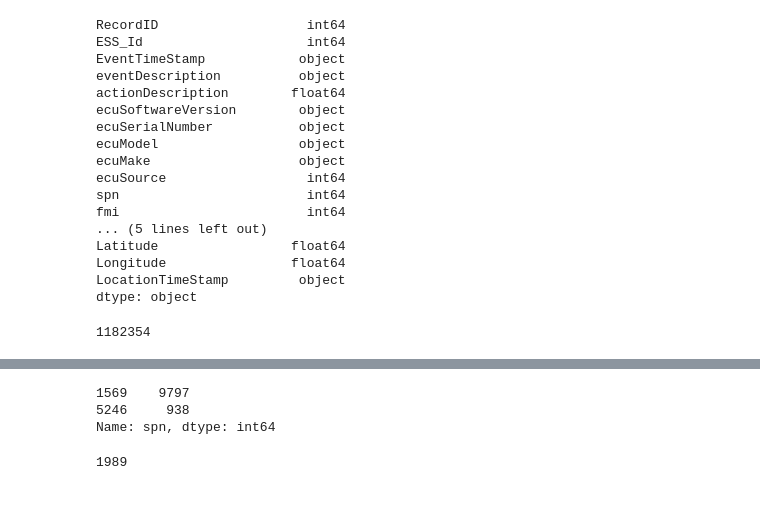
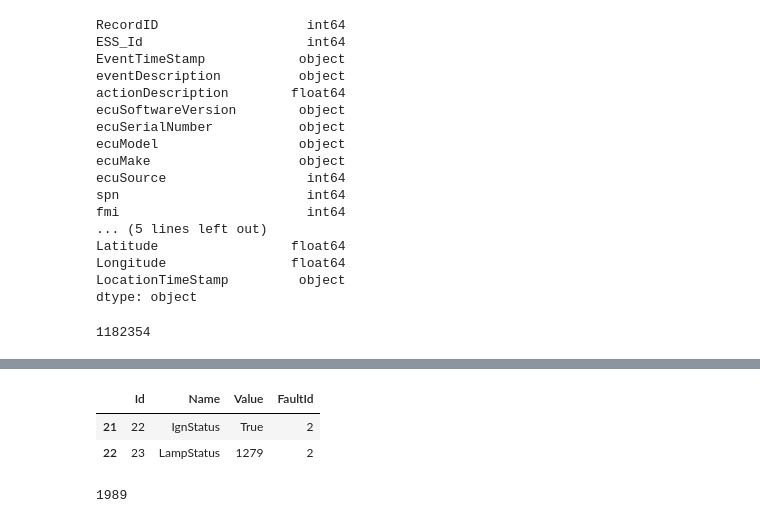
Before and after one commit to nss-data-science-cohort-5/big_g_express-eye_of_the_tiger, a Jupyter notebook: notebooks/Cleaning.ipynb, the cells around one changed output, grey strips where cells are left out. Saved outputs shown, nothing was run; the diff lists cells and outputs as text; code cells hidden in the pictures.

```diff
--- a/notebooks/Cleaning.ipynb
+++ b/notebooks/Cleaning.ipynb
@@ -118,9 +58,9 @@ onboard
-# %%
-derates['spn'].value_counts()
-# %% [output]
-1569    9797
-5246     938
-Name: spn, dtype: int64
+# %%
+onboard[onboard['FaultId'] == 2]
+# %% [output]
+|  | Id | Name | Value | FaultId |
+| 21 | 22 | IgnStatus | True | 2 |
+| 22 | 23 | LampStatus | 1279 | 2 |
 # %%
 faults_df['ecuSerialNumber'].nunique()
 # %% [output]
```
Also changed, not shown: parts of 32 cells of this notebook.
